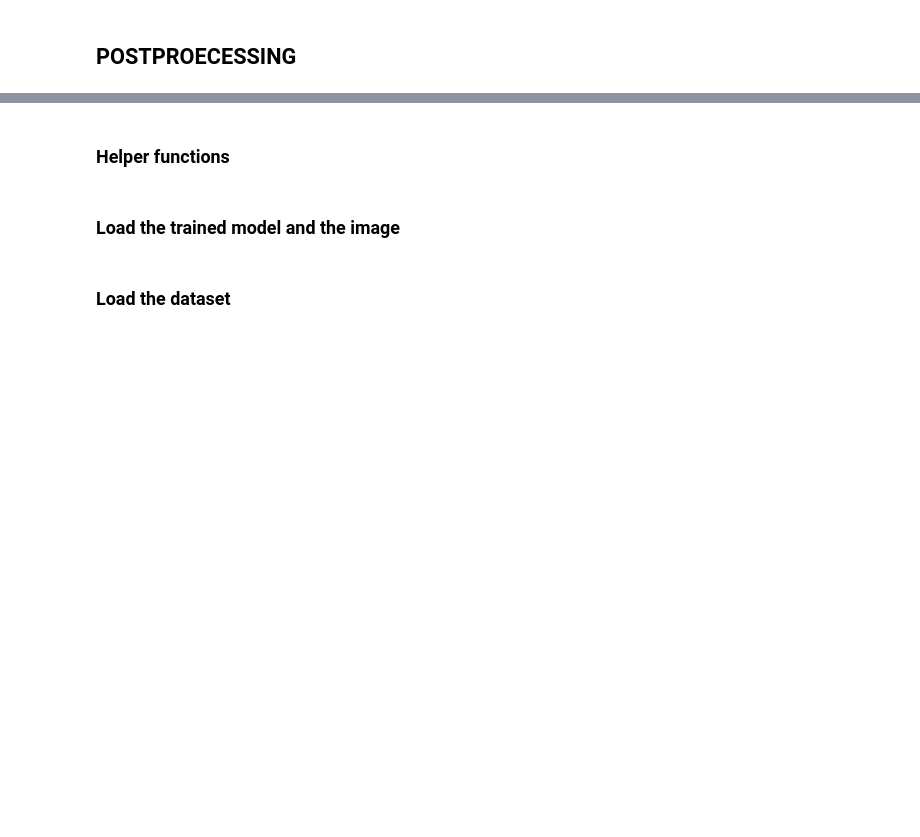
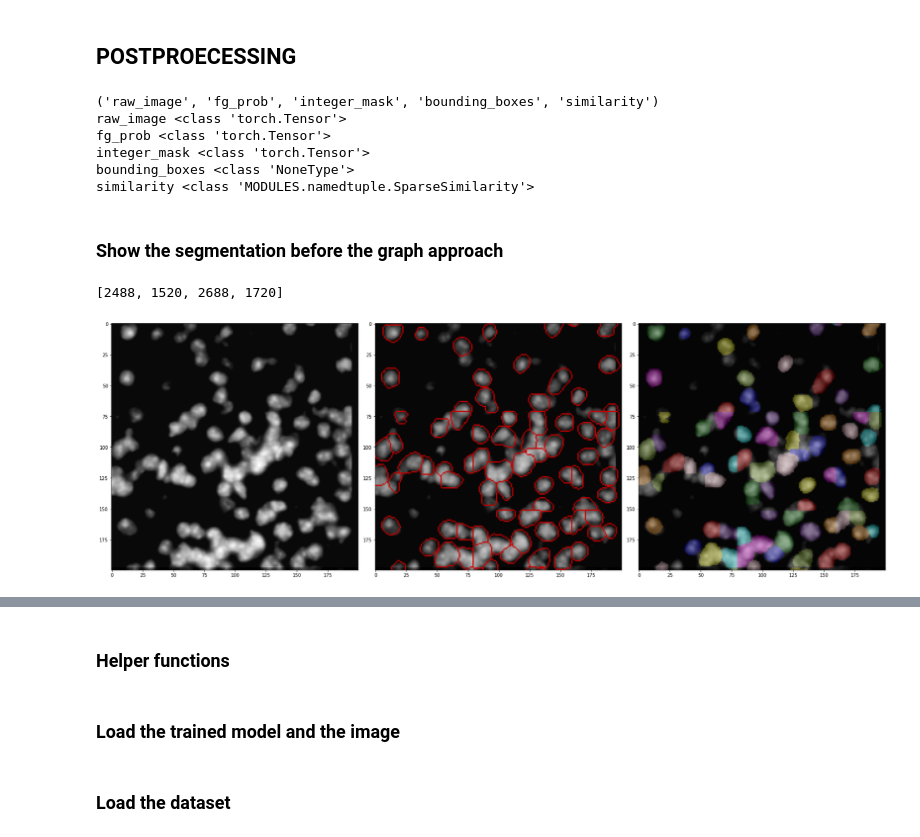
Before and after one commit to broadinstitute/genus, a Jupyter notebook: src/notebook7_DAPI_graph_postprocessing.ipynb, the cells around one changed output, grey strips where cells are left out. Drawn from its saved outputs; the diff is of its cells as text; code cells hidden in the pictures; blank space fills up the shorter version.

```diff
--- a/src/notebook7_DAPI_graph_postprocessing.ipynb
+++ b/src/notebook7_DAPI_graph_postprocessing.ipynb
@@ -5,0 +12,16 @@
+# %%
+tiling_file = "./tiling_large.pt"
+tiling = load_obj(tiling_file)
+# %%
+print(tiling._fields)
+for f in tiling._fields:
+    print(f, type(getattr(tiling,f)))
+# %% [output]
+('raw_image', 'fg_prob', 'integer_mask', 'bounding_boxes', 'similarity')
+raw_image <class 'torch.Tensor'>
+fg_prob <class 'torch.Tensor'>
+integer_mask <class 'torch.Tensor'>
+bounding_boxes <class 'NoneType'>
+similarity <class 'MODULES.namedtuple.SparseSimilarity'>
+# %% [markdown]
+### Show the segmentation before the graph approach
@@ -5,0 +30,12 @@
+# %%
+ix, iy, delta = 2488, 1520, 200
+window = [ix, iy, ix+delta, iy+delta]
+
+plot_img_contours_label(image=tiling.raw_image[0],
+                        label=tiling.integer_mask[0,0],
+                        window=window,
+                        contour_thickness=1,
+                        contour_color='red')
+# %% [output]
+[2488, 1520, 2688, 1720]
+[figure, added]
```
Also changed, not shown: parts of 28 cells of this notebook, 3 other files.
